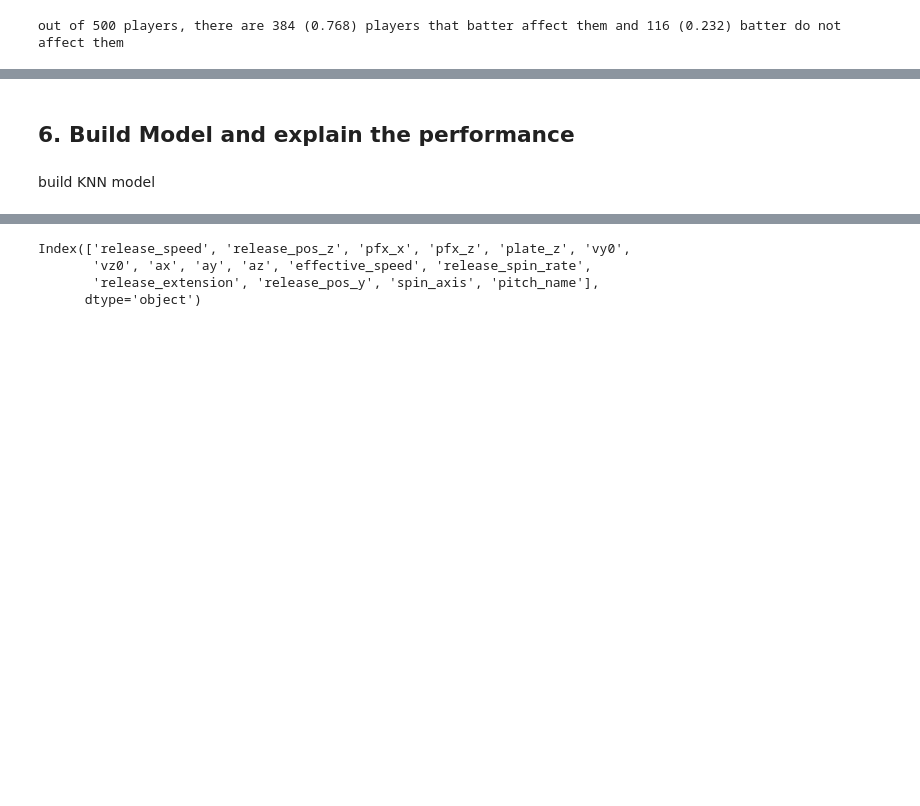
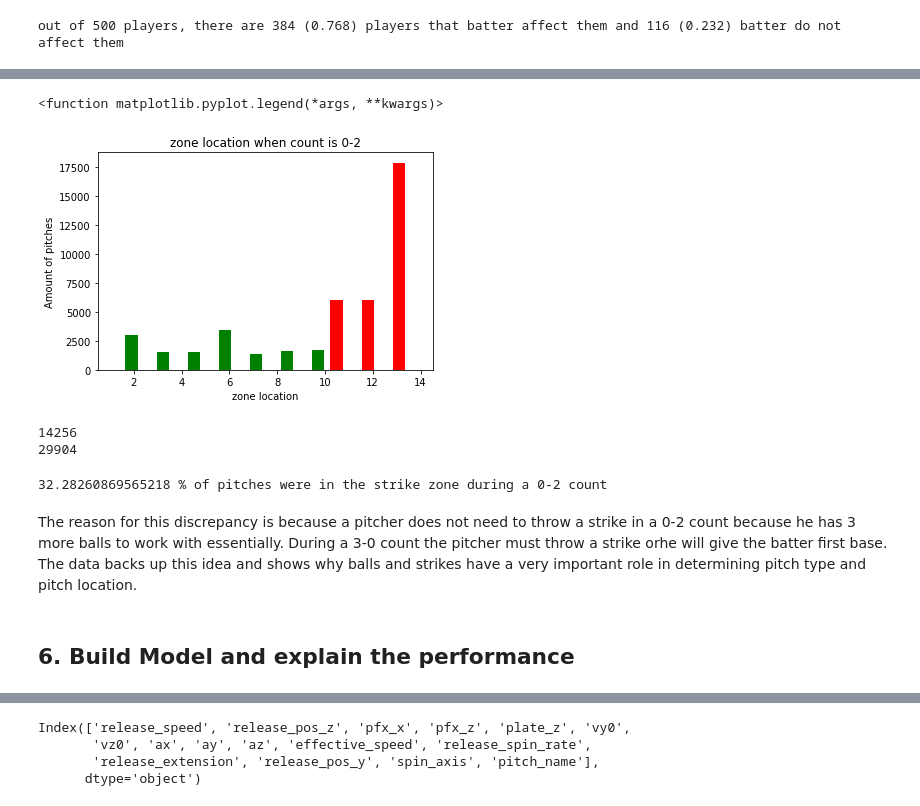
Before and after one commit to gihonglee/MLB_project, a Jupyter notebook: mlb-eda.ipynb, the cells around one changed output, grey strips where cells are left out. Saved outputs shown, nothing was run; the diff lists cells and outputs as text; code cells hidden in the pictures; blank space fills up the shorter version.

```diff
--- a/mlb-eda.ipynb
+++ b/mlb-eda.ipynb
@@ -625,4 +771,39 @@ out of 500 players, there are 384 (0.768) players that batter affect them and 11
+# %%
+#Now for 0-2 count
+count_0b_2s
+count_0b_2s = count_0b_2s.join(df_zone)
+# %%
+#goal: plot the number of pitches between 1-9 and 11-14 when count is 0-2
+
+
+zone_less_or_equal_9 = count_0b_2s[count_0b_2s.zone <= 9].zone
+zone_greater_than_9 = count_0b_2s[count_0b_2s.zone > 9].zone
+
+plt.xlabel('zone location')
+plt.ylabel('Amount of pitches')
+plt.title('zone location when count is 0-2')
+
+
+plt.hist([zone_greater_than_9, zone_less_or_equal_9], color=['red', 'green'], label=['not strike zone', 'in strike zone'])
+plt.legend
+# %% [output]
+<function matplotlib.pyplot.legend(*args, **kwargs)>
+[figure, added]
+# %%
+Balls_in_strike_zone_0_2 = len(count_0b_2s[count_0b_2s.zone <= 9])
+Balls_not_in_strike_zone_0_2 = len(count_0b_2s[count_0b_2s.zone > 9])
+
+print(Balls_in_strike_zone_0_2)
+print(Balls_not_in_strike_zone_0_2)
+# %% [output]
+14256
+29904
+# %%
+percentage_strikes_0_2 = (Balls_in_strike_zone_0_2)/(Balls_in_strike_zone_0_2 + Balls_not_in_strike_zone_0_2)*100
+print(percentage_strikes_0_2, '% of pitches were in the strike zone during a 0-2 count')
+# %% [output]
+32.28260869565218 % of pitches were in the strike zone during a 0-2 count
+# %% [markdown]
+The reason for this discrepancy is because a pitcher does not need to throw a strike in a 0-2 count because he has 3 more balls to work with essentially. During a 3-0 count the pitcher must throw a strike orhe will give the batter first base. The data backs up this idea and shows why balls and strikes have a very important role in determining pitch type and pitch location.
 # %% [markdown]
 ## 6. Build Model and explain the performance
-# %% [markdown]
-build KNN model
```
Also changed, not shown: parts of 64 cells of this notebook, 1 other file.
